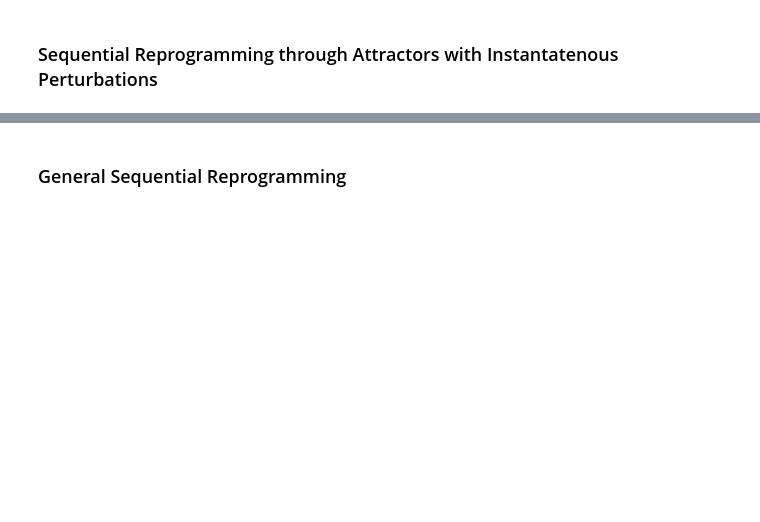
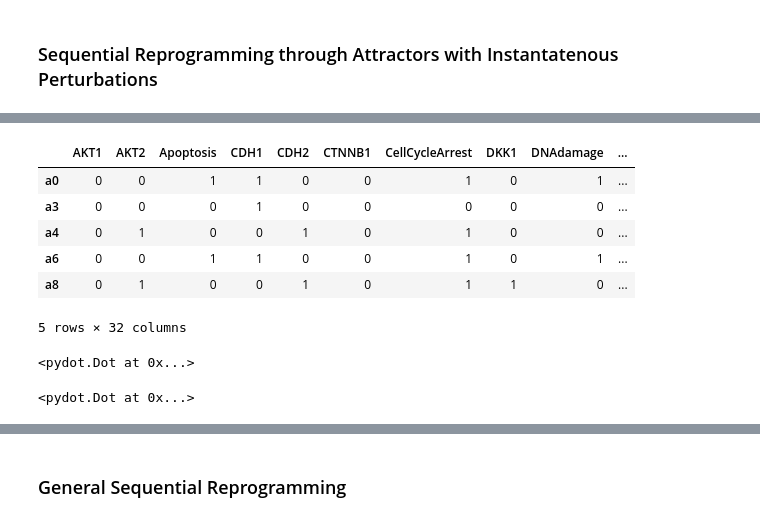
Before and after one commit to algorecell/cabean-python, a Jupyter notebook: examples/Tumour invasion.ipynb, the cells around one changed output, grey strips where cells are left out. Saved outputs shown, nothing was run; the diff lists cells and outputs as text; code cells hidden in the pictures; blank space fills up the shorter version.

```diff
--- a/examples/Tumour invasion.ipynb
+++ b/examples/Tumour invasion.ipynb
@@ -135,3 +76,4 @@ r3.controls
 # %%
-r3.attractor_to_attractor(attractors[0], attractors[4])
+s = r3.attractor_to_attractor(attractors[0], attractors[4])
+s
 # %% [output]
@@ -138,0 +93,18 @@ r3.attractor_to_attractor(attractors[0], attractors[4])
+# %%
+s.aliases
+# %% [output]
+|  | AKT1 | AKT2 | Apoptosis | CDH1 | CDH2 | CTNNB1 | CellCycleArrest | DKK1 | DNAdamage | ... |
+| a0 | 0 | 0 | 1 | 1 | 0 | 0 | 1 | 0 | 1 | ... |
+| a3 | 0 | 0 | 0 | 1 | 0 | 0 | 0 | 0 | 0 | ... |
+| a4 | 0 | 1 | 0 | 0 | 1 | 0 | 1 | 0 | 0 | ... |
+| a6 | 0 | 0 | 1 | 1 | 0 | 0 | 1 | 0 | 1 | ... |
+| a8 | 0 | 1 | 0 | 0 | 1 | 0 | 1 | 1 | 0 | ... |
+5 rows × 32 columns
+# %%
+s.as_graph()
+# %% [output]
+<pydot.Dot at 0x...>
+# %%
+s.as_graph(compact=False)
+# %% [output]
+<pydot.Dot at 0x...>
```
Also changed, not shown: parts of 19 cells of this notebook.
